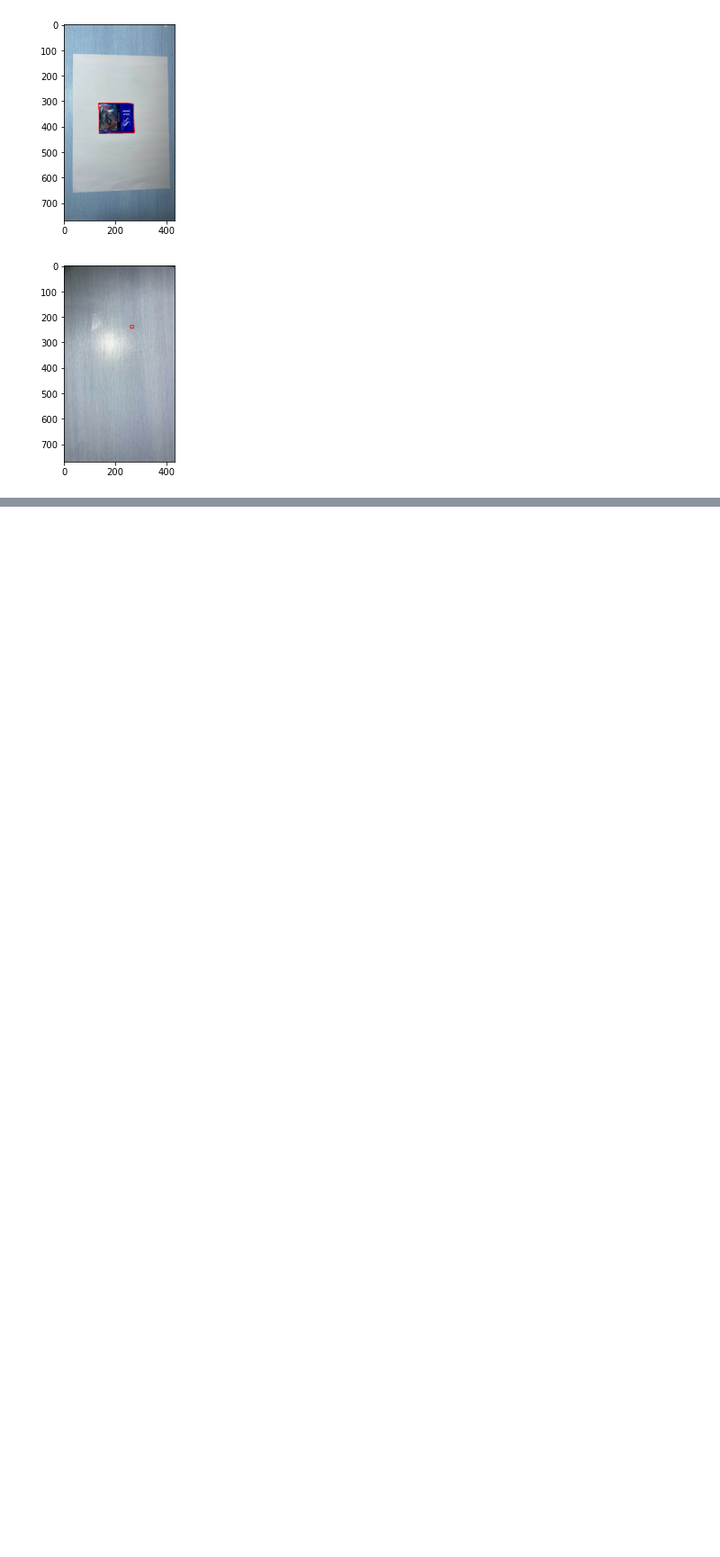
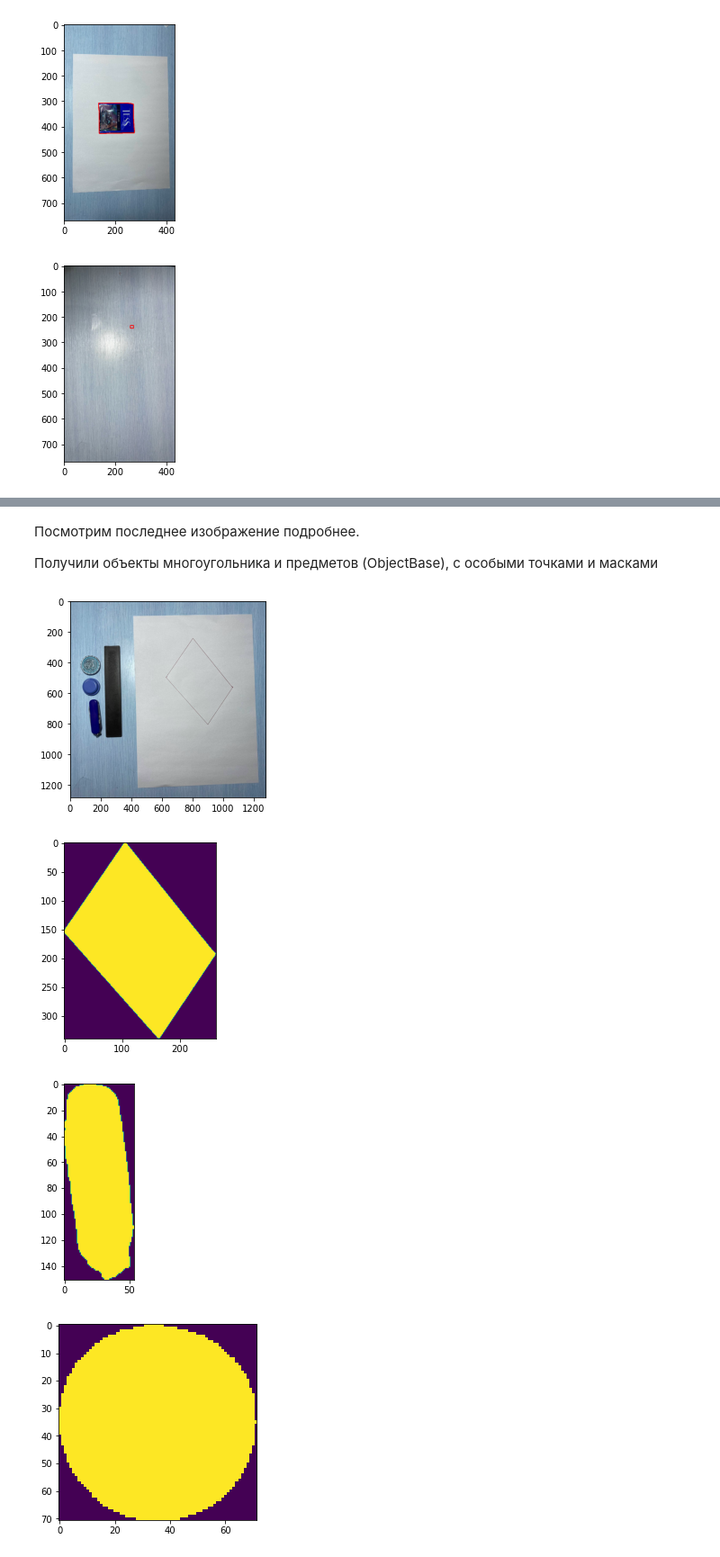
Before and after one commit to ayu-f/IntelligentPlacer, a Jupyter notebook: second_iter.ipynb, the cells around one changed output, grey strips where cells are left out. Shown: that part at 90% size. Saved outputs shown, nothing was run; the diff lists cells and outputs as text; code cells hidden in the pictures; blank space fills up the shorter version.

```diff
--- a/first_it.ipynb
+++ b/second_iter.ipynb
@@ -59,0 +60,19 @@ for image in listdir(path_to_folder):
+# %% [markdown]
+Посмотрим последнее изображение подробнее.
+
+Получили объекты многоугольника и предметов (ObjectBase), с особыми точками и масками
+# %%
+n = 6
+plt.imshow(cv2.imread("images/dataset/6.jpg", cv2.COLOR_BGR2GRAY))
+plt.show()
+plt.imshow(polygon[n].mask)
+plt.show()
+
+for obj in object_set[n]:
+    plt.imshow(obj.mask)
+    plt.show()
+# %% [output]
+[figure, added]
+[figure, added]
+[figure, added]
+[figure, added]
```
Also changed, not shown: parts of 7 cells of this notebook, 2 other files.
